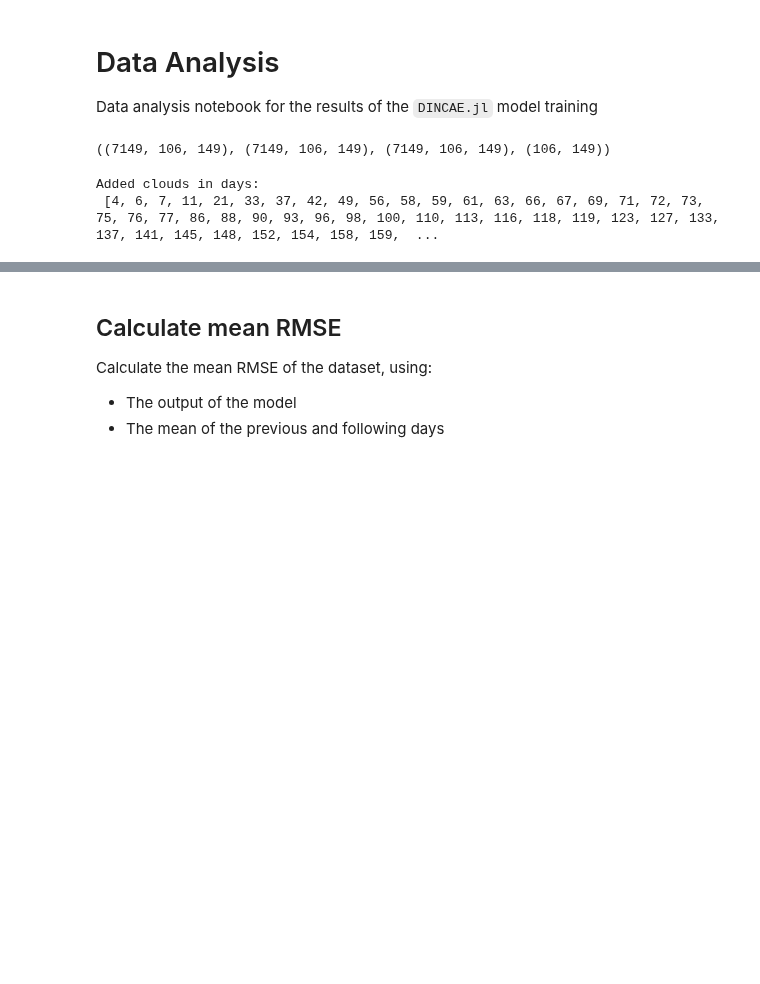
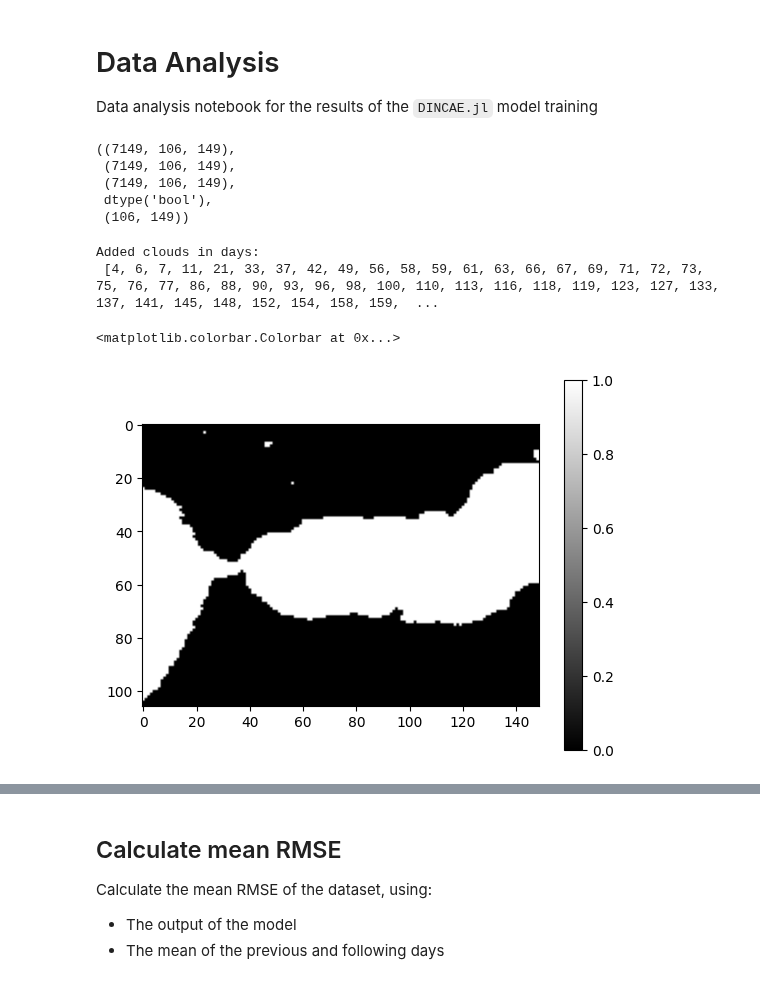
Before and after one commit to LisaDaVinchie/DINCAE.jl, a Jupyter notebook: data_analysis.ipynb, the cells around one changed output, grey strips where cells are left out. Drawn from its saved outputs; the diff is of its cells as text; code cells hidden in the pictures; blank space fills up the shorter version.

```diff
--- a/data_analysis.ipynb
+++ b/data_analysis.ipynb
@@ -21,13 +21,17 @@ result_sst = result["sst"].values
 # subset_sst = subset["sst"].values
 cleanup_sst = cleanup["sst"].values
 cleanup_clouds_sst = cleanup_clouds["sst"].values
-mask = cleanup_clouds["mask"].values
+sea_mask = cleanup_clouds["mask"].values.astype(bool) # 1 = water, 0 = land
 
 N = result_sst.shape[0]
 
-result_sst.shape, cleanup_sst.shape, cleanup_clouds_sst.shape, mask.shape
+result_sst.shape, cleanup_sst.shape, cleanup_clouds_sst.shape, sea_mask.dtype, sea_mask.shape
 # %% [output]
-((7149, 106, 149), (7149, 106, 149), (7149, 106, 149), (106, 149))
+((7149, 106, 149),
+ (7149, 106, 149),
+ (7149, 106, 149),
+ dtype('bool'),
+ (106, 149))
 # %%
 # Calculate in which days the clouds were applied
 
@@ -43,6 +47,12 @@ print("Added clouds in days:\n", added_clouds)
 # %% [output]
 Added clouds in days:
  [4, 6, 7, 11, 21, 33, 37, 42, 49, 56, 58, 59, 61, 63, 66, 67, 69, 71, 72, 73, 75, 76, 77, 86, 88, 90, 93, 96, 98, 100, 110, 113, 116, 118, 119, 123, 127, 133, 137, 141, 145, 148, 152, 154, 158, 159,  ...
+# %%
+plt.imshow(sea_mask, cmap='gray')
+plt.colorbar()
+# %% [output]
+<matplotlib.colorbar.Colorbar at 0x...>
+[figure, added]
 # %%
 i = added_clouds[-4] # use one day with added clouds for reconstruction
 print(i)
```
Also changed, not shown: parts of 12 cells of this notebook.
